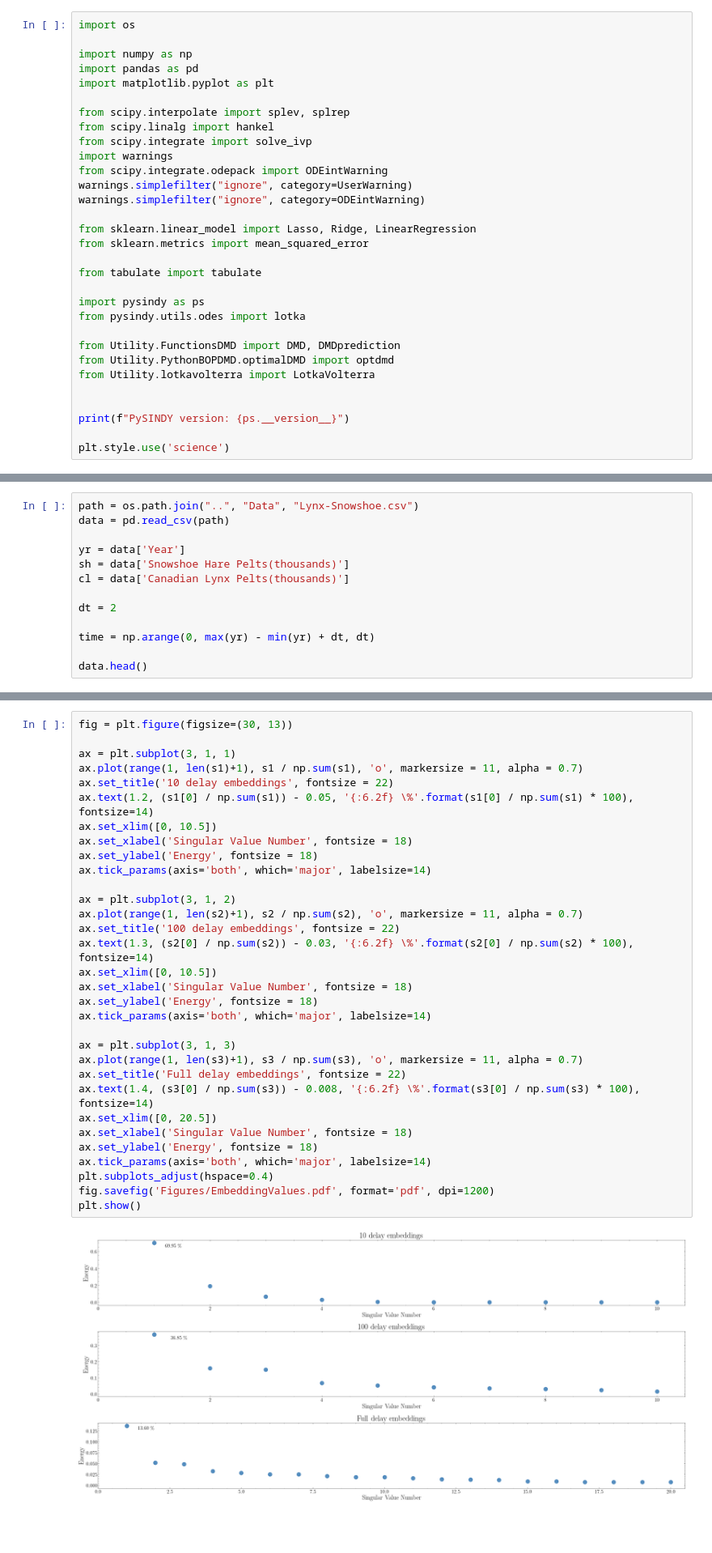
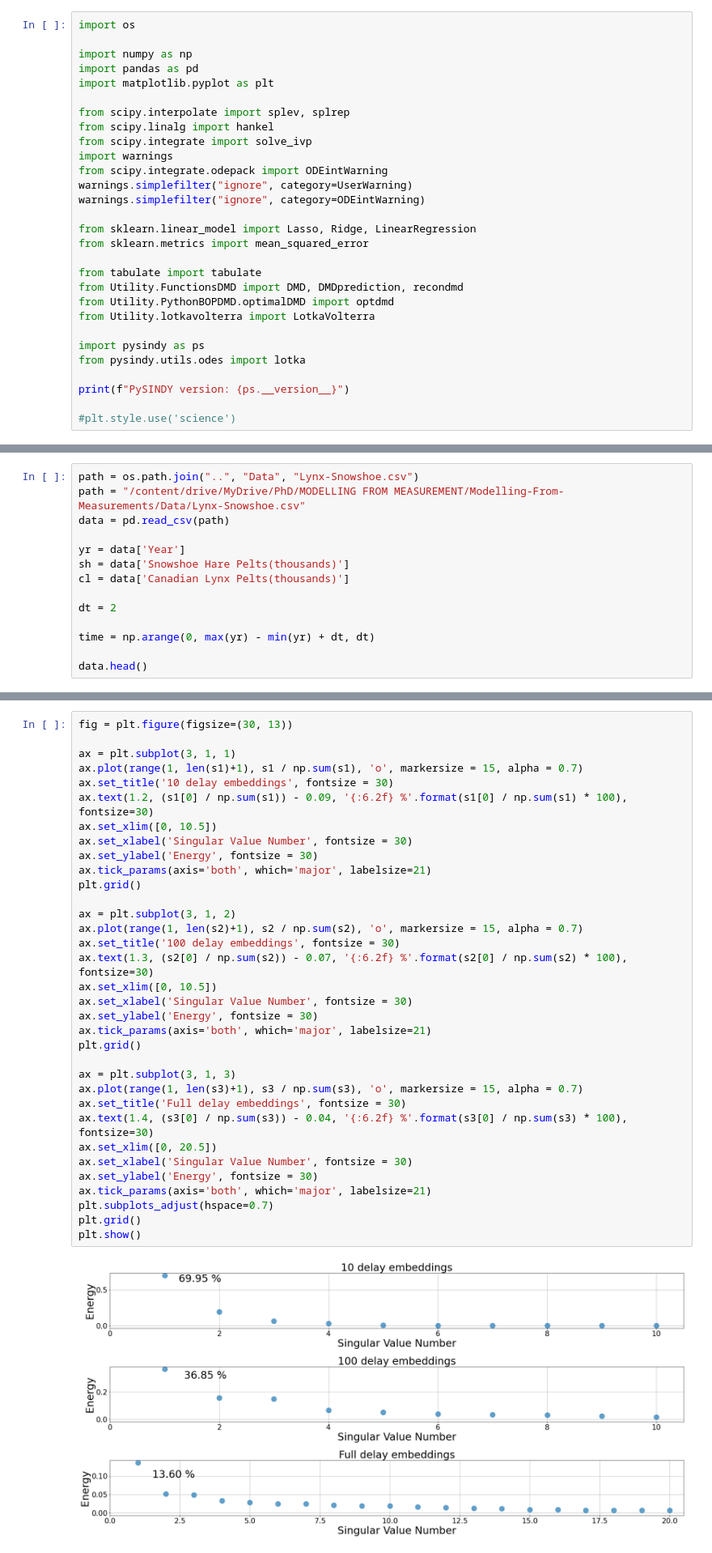
Before and after one commit to tdinelli/Modelling-From-Measurements, a Jupyter notebook: Notebooks/Part-1.ipynb, the cells around one changed output, grey strips where cells are left out. Shown at 81% size. Cells and saved outputs as stored; diff of their text form; blank space fills up the shorter version.

```diff
--- a/Notebooks/Part-1.ipynb
+++ b/Notebooks/Part-1.ipynb
@@ -35,15 +35,13 @@ from sklearn.linear_model import Lasso, Ridge, LinearRegression
 from sklearn.metrics import mean_squared_error
 
 from tabulate import tabulate
+from Utility.FunctionsDMD import DMD, DMDprediction, recondmd
+from Utility.PythonBOPDMD.optimalDMD import optdmd
+from Utility.lotkavolterra import LotkaVolterra
 
 import pysindy as ps
 from pysindy.utils.odes import lotka
 
-from Utility.FunctionsDMD import DMD, DMDprediction
-from Utility.PythonBOPDMD.optimalDMD import optdmd
-from Utility.lotkavolterra import LotkaVolterra
-
-
 print(f"PySINDY version: {ps.__version__}")
 
-plt.style.use('science')
+#plt.style.use('science')
@@ -52,5 +48,6 @@ PySINDY version: 1.7
 # %%
 path = os.path.join("..", "Data", "Lynx-Snowshoe.csv")
+path = "/content/drive/MyDrive/PhD/MODELLING FROM MEASUREMENT/Modelling-From-Measurements/Data/Lynx-Snowshoe.csv"
 data = pd.read_csv(path)
 
 yr = data['Year']
@@ -318,37 +315,39 @@ v3 = v3.conj().T
 # %%
 fig = plt.figure(figsize=(30, 13))
 
 ax = plt.subplot(3, 1, 1)
-ax.plot(range(1, len(s1)+1), s1 / np.sum(s1), 'o', markersize = 11, alpha = 0.7)
-ax.set_title('10 delay embeddings', fontsize = 22)
-ax.text(1.2, (s1[0] / np.sum(s1)) - 0.05, '{:6.2f} \%'.format(s1[0] / np.sum(s1) * 100), fontsize=14)
+ax.plot(range(1, len(s1)+1), s1 / np.sum(s1), 'o', markersize = 15, alpha = 0.7)
+ax.set_title('10 delay embeddings', fontsize = 30)
+ax.text(1.2, (s1[0] / np.sum(s1)) - 0.09, '{:6.2f} %'.format(s1[0] / np.sum(s1) * 100), fontsize=30)
 ax.set_xlim([0, 10.5])
-ax.set_xlabel('Singular Value Number', fontsize = 18)
-ax.set_ylabel('Energy', fontsize = 18)
-ax.tick_params(axis='both', which='major', labelsize=14)
+ax.set_xlabel('Singular Value Number', fontsize = 30)
+ax.set_ylabel('Energy', fontsize = 30)
+ax.tick_params(axis='both', which='major', labelsize=21)
+plt.grid()
 
 ax = plt.subplot(3, 1, 2)
-ax.plot(range(1, len(s2)+1), s2 / np.sum(s2), 'o', markersize = 11, alpha = 0.7)
-ax.set_title('100 delay embeddings', fontsize = 22)
-ax.text(1.3, (s2[0] / np.sum(s2)) - 0.03, '{:6.2f} \%'.format(s2[0] / np.sum(s2) * 100), fontsize=14)
+ax.plot(range(1, len(s2)+1), s2 / np.sum(s2), 'o', markersize = 15, alpha = 0.7)
+ax.set_title('100 delay embeddings', fontsize = 30)
+ax.text(1.3, (s2[0] / np.sum(s2)) - 0.07, '{:6.2f} %'.format(s2[0] / np.sum(s2) * 100), fontsize=30)
 ax.set_xlim([0, 10.5])
-ax.set_xlabel('Singular Value Number', fontsize = 18)
-ax.set_ylabel('Energy', fontsize = 18)
-ax.tick_params(axis='both', which='major', labelsize=14)
+ax.set_xlabel('Singular Value Number', fontsize = 30)
+ax.set_ylabel('Energy', fontsize = 30)
+ax.tick_params(axis='both', which='major', labelsize=21)
+plt.grid()
 
 ax = plt.subplot(3, 1, 3)
-ax.plot(range(1, len(s3)+1), s3 / np.sum(s3), 'o', markersize = 11, alpha = 0.7)
-ax.set_title('Full delay embeddings', fontsize = 22)
-ax.text(1.4, (s3[0] / np.sum(s3)) - 0.008, '{:6.2f} \%'.format(s3[0] / np.sum(s3) * 100), fontsize=14)
+ax.plot(range(1, len(s3)+1), s3 / np.sum(s3), 'o', markersize = 15, alpha = 0.7)
+ax.set_title('Full delay embeddings', fontsize = 30)
+ax.text(1.4, (s3[0] / np.sum(s3)) - 0.04, '{:6.2f} %'.format(s3[0] / np.sum(s3) * 100), fontsize=30)
 ax.set_xlim([0, 20.5])
-ax.set_xlabel('Singular Value Number', fontsize = 18)
-ax.set_ylabel('Energy', fontsize = 18)
-ax.tick_params(axis='both', which='major', labelsize=14)
-plt.subplots_adjust(hspace=0.4)
-fig.savefig('Figures/EmbeddingValues.pdf', format='pdf', dpi=1200)
+ax.set_xlabel('Singular Value Number', fontsize = 30)
+ax.set_ylabel('Energy', fontsize = 30)
+ax.tick_params(axis='both', which='major', labelsize=21)
+plt.subplots_adjust(hspace=0.7)
+plt.grid()
 plt.show()
 # %% [output]
-[figure, old version]
+[figure, new version]
 # %%
 fig = plt.figure(figsize=(30, 13))
 fig.suptitle("U-V Plot", fontsize = 35)
```
Also changed, not shown: parts of 4 cells of this notebook, 1 other file.
